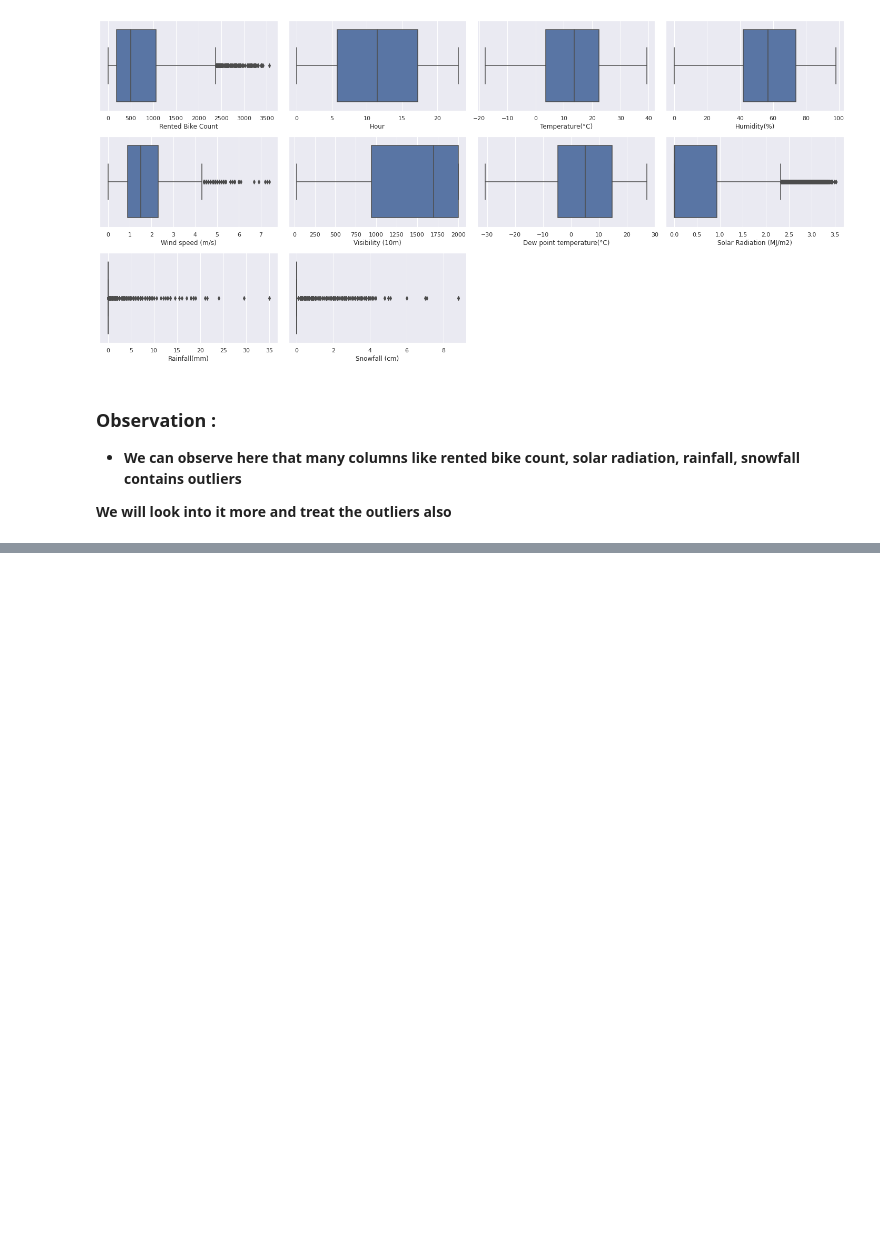
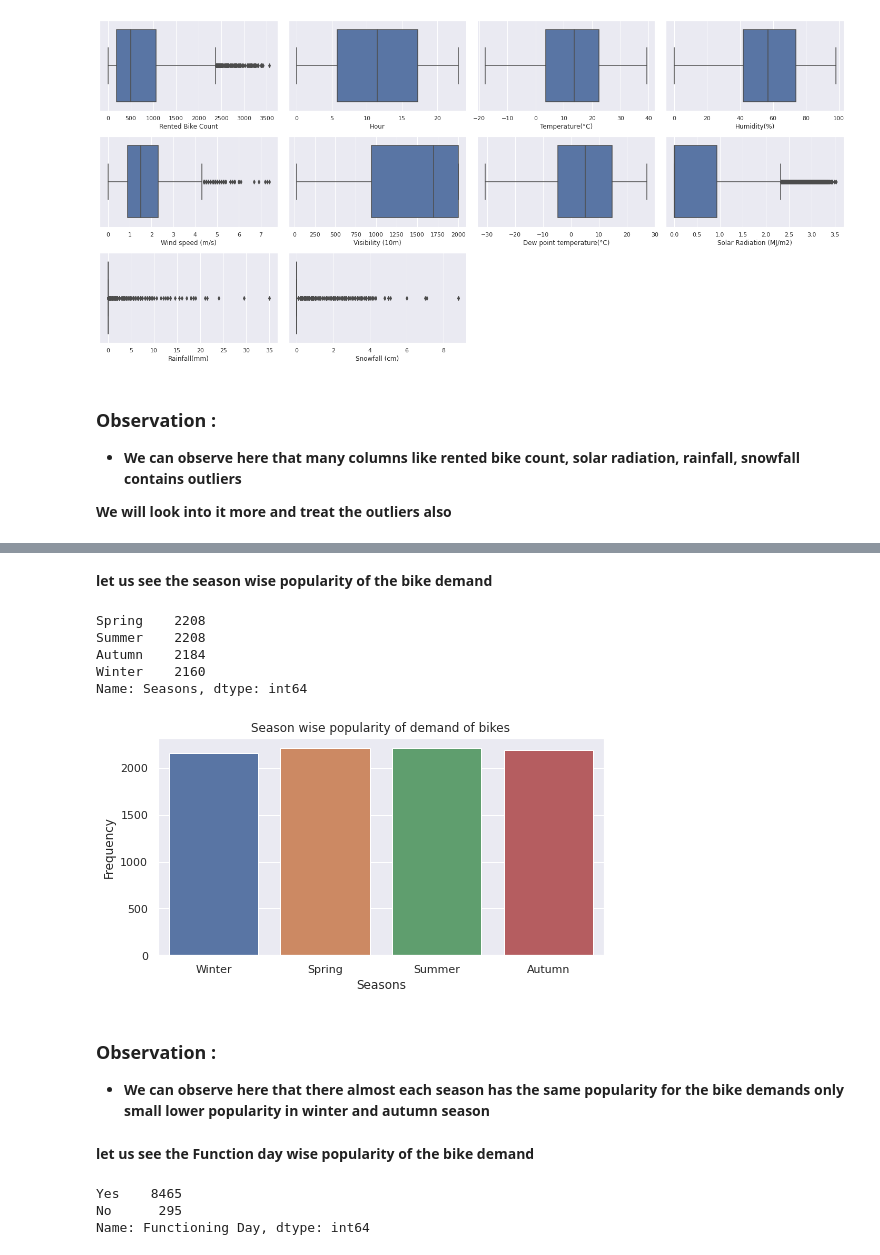
Before and after one commit to Vrishali04/Bike_sharing_demand_sharing_Regression_capstone_project, a Jupyter notebook: Bike_sharing_demand_prediction_regression_capstone_project_final.ipynb, the cells around one changed output, grey strips where cells are left out. Drawn from its saved outputs; the diff is of its cells as text; code cells hidden in the pictures; blank space fills up the shorter version.

```diff
--- a/Bike_sharing_demand_prediction_regression_capstone_project_final.ipynb
+++ b/Bike_sharing_demand_prediction_regression_capstone_project_final.ipynb
@@ -318,0 +323,37 @@ for column in num_cols:
+# %% [markdown]
+**let us see the season wise popularity of the bike demand**
+# %%
+# Extracting count for each season
+df['Seasons'].value_counts()
+# %% [output]
+Spring    2208
+Summer    2208
+Autumn    2184
+Winter    2160
+Name: Seasons, dtype: int64
+# %%
+# ploting it using seaborn countplot
+plt.figure(figsize = (8,4))
+plt.title('Season wise popularity of demand of bikes')
+
+sns.countplot(df['Seasons'])
+
+plt.xlabel('Seasons')
+plt.ylabel('Frequency')
+
+plt.show()
+# %% [output]
+[figure, added]
+# %% [markdown]
+### **Observation :**
+
+* **We can observe here that there almost each season has the same popularity for the bike demands only small lower popularity in winter and autumn season**
+# %% [markdown]
+**let us see the Function day wise popularity of the bike demand**
+# %%
+# Extracting functioning day
+df['Functioning Day'].value_counts()
+# %% [output]
+Yes    8465
+No      295
+Name: Functioning Day, dtype: int64
```
Also changed, not shown: parts of 12 cells of this notebook.
